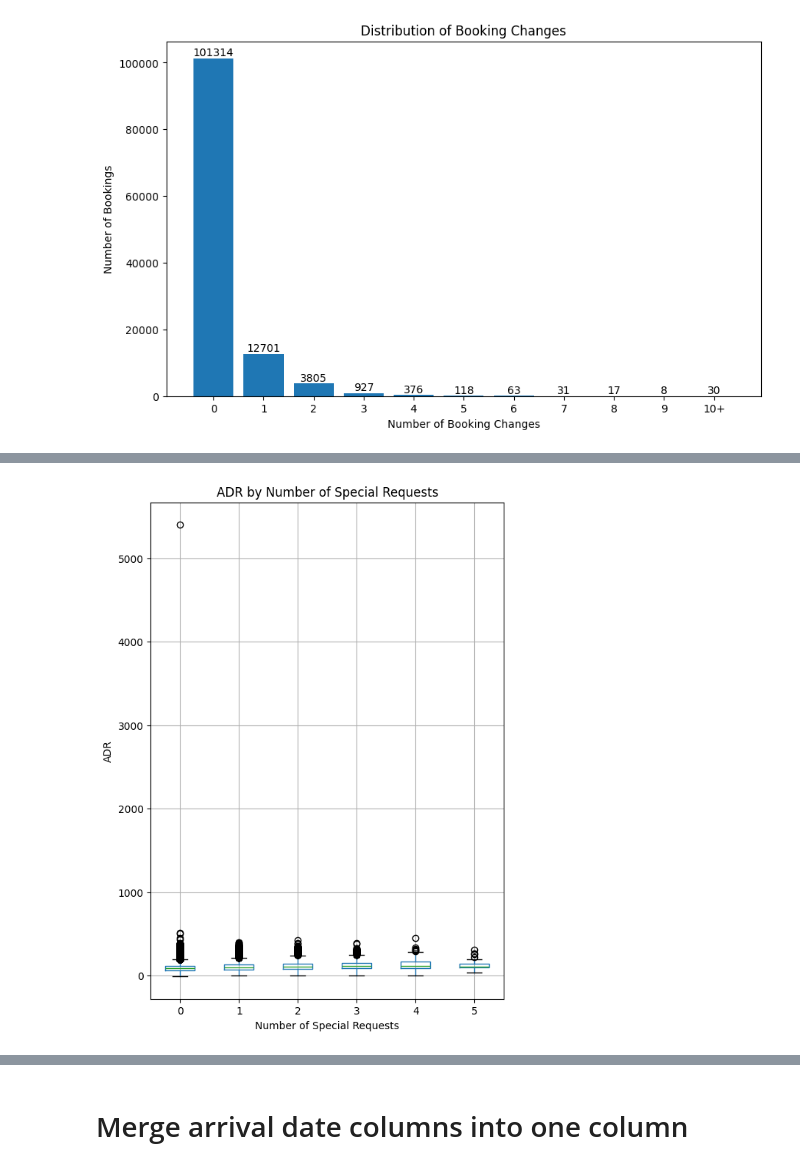
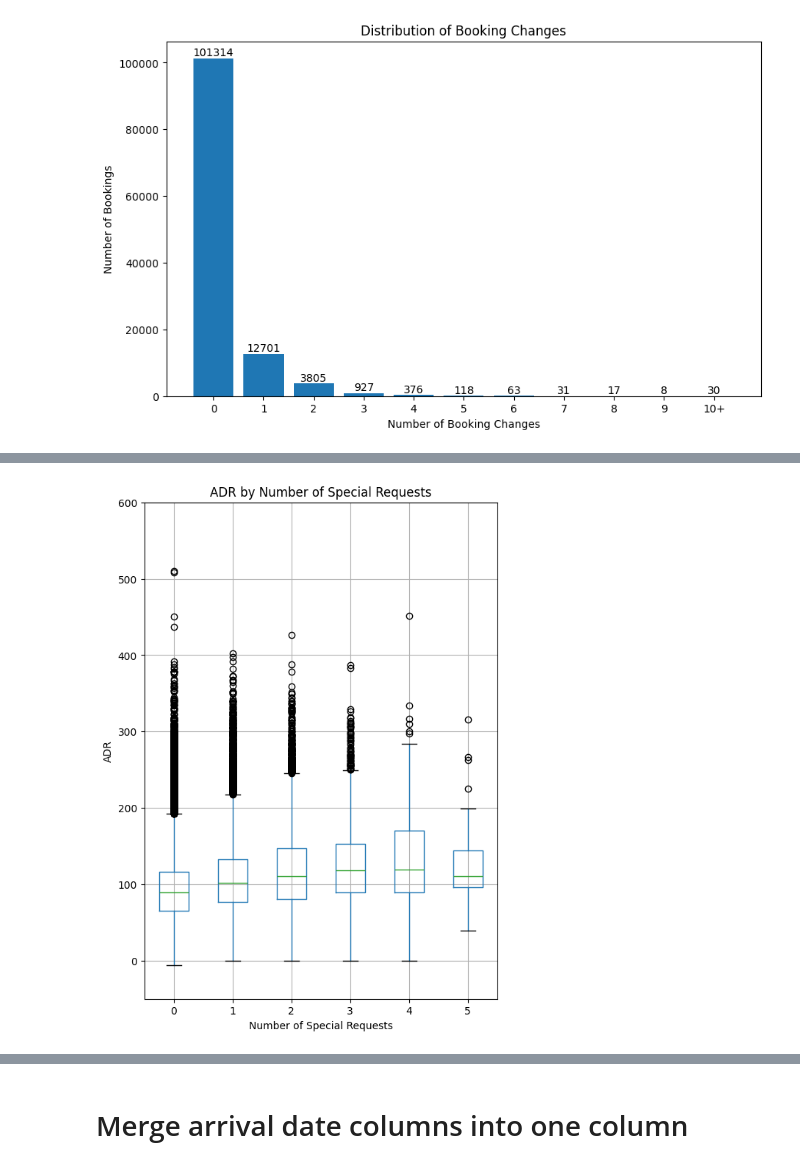
Before and after one commit to Piyush-D24/Data_Visualization_Project, a Jupyter notebook: Hotel_Booking.ipynb, the cells around one changed output, grey strips where cells are left out. Saved outputs shown, nothing was run; the diff lists cells and outputs as text; code cells hidden in the pictures.

```diff
--- a/Hotel_Booking.ipynb
+++ b/Hotel_Booking.ipynb
@@ -337,7 +339,7 @@ plt.show()
 # %% [markdown]
 # People and Stay Duration
 # %%
-df['total_people'] = df['adults'] + df['children'].fillna(df['children'].median()) + df['babies']
+df['total_people'] = df['adults'] + df['children'] + df['babies']
 total_people = df['total_people'].value_counts().sort_index()
 x = total_people.index
 y = total_people.values
@@ -366,18 +368,3 @@ for container in plt.gca().containers:
 plt.show()
 # %% [output]
 [figure]
-# %%
-df['stays_in_total_nights'] = df['stays_in_week_nights'] + df['stays_in_weekend_nights']
-total_nights = df['stays_in_total_nights'].value_counts()
-
-x = total_nights.index
-y = total_nights.values
-
-plt.figure(figsize=(15, 11))
-plt.bar(x, y)
-plt.title('Total Nights in Bookings')
-plt.xlabel('Total Nights')
-plt.bar_label(plt.gca().containers[0], rotation=90, padding=4)
-plt.ylabel('Number of Bookings')
-
-plt.show()
@@ -386,9 +371,8 @@ plt.show()
 # %%
-# Calculate the range of stays_in_total_nights
-min_nights = int(df['stays_in_total_nights'].min())
-max_nights = int(df['stays_in_total_nights'].max())
+df['stays_in_total_nights'] = df['stays_in_weekend_nights'] + df['stays_in_week_nights']
+min_nights = df['stays_in_total_nights'].min()
+max_nights = df['stays_in_total_nights'].max()
 
-# Create bins with a step size (bin width) of 2
 bins = range(min_nights, max_nights + 2, 2)
 
 plt.figure(figsize=(14, 7))
@@ -707,14 +623,15 @@ booking_changes
 # %%
-# df.boxplot(
-#     column='adr',
-#     by='total_of_special_requests',
-#     figsize=(6, 9)
-# )
+df.boxplot(
+    column='adr',
+    by='total_of_special_requests',
+    figsize=(6, 9)
+)
 
-# plt.title('ADR by Number of Special Requests')
-# plt.suptitle('')
-# plt.xlabel('Number of Special Requests')
-# plt.ylabel('ADR')
-# plt.show()
+plt.title('ADR by Number of Special Requests')
+plt.suptitle('')
+plt.xlabel('Number of Special Requests')
+plt.ylabel('ADR')
+plt.ylim(-50, 600)
+plt.show()
 # %% [output]
-[figure, old version]
+[figure, new version]
```
Also changed, not shown: parts of 33 cells of this notebook.
